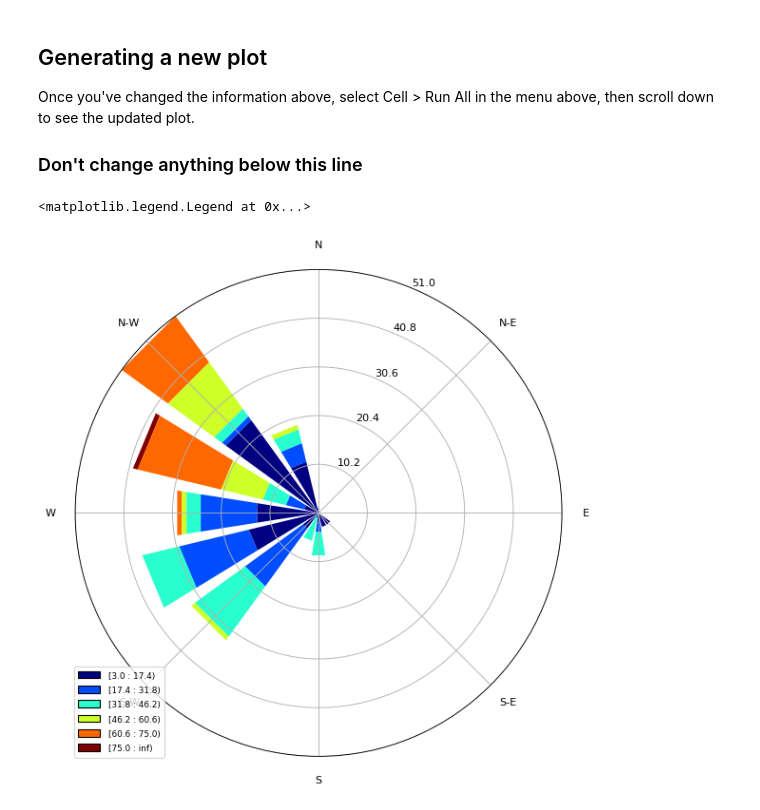
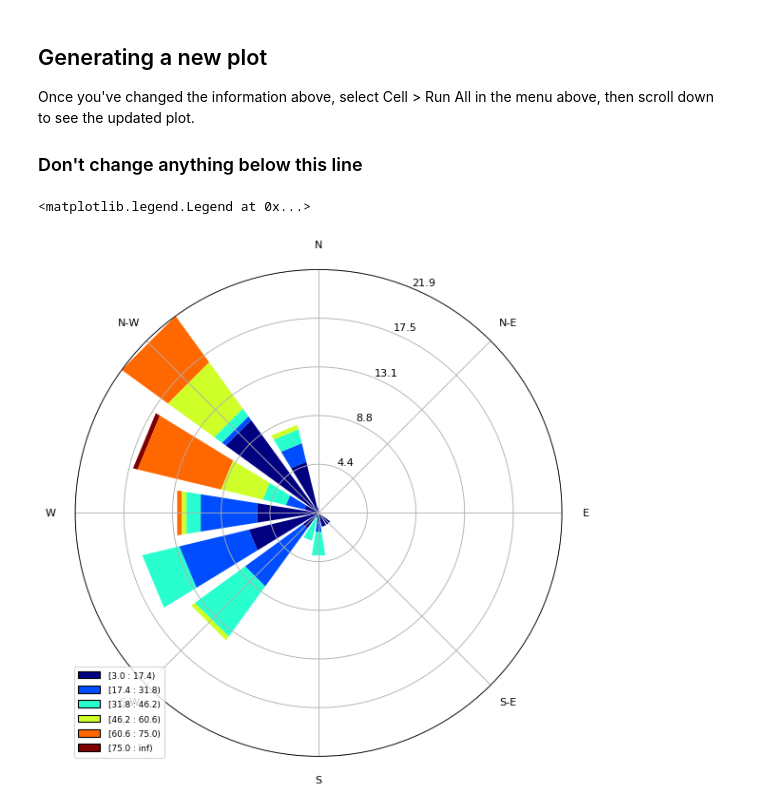
Before and after one commit to abkfenris/mwac-wind, a Jupyter notebook: Windplot.ipynb, the cells around one changed output. Saved outputs shown, nothing was run; the diff lists cells and outputs as text; code cells hidden in the pictures.

Commit message:
Normed plot

```diff
--- a/Windplot.ipynb
+++ b/Windplot.ipynb
@@ -38,8 +38,8 @@ for reading in metar.response.data.METAR:
     speed.append(int(reading.wind_speed_kt.cdata))
 # %%
 ax = WindroseAxes.from_ax()
-ax.bar(degrees, speed)
+ax.bar(degrees, speed, normed=True)
 ax.set_legend()
 # %% [output]
 <matplotlib.legend.Legend at 0x...>
-[figure, old version]
+[figure, new version]
```
